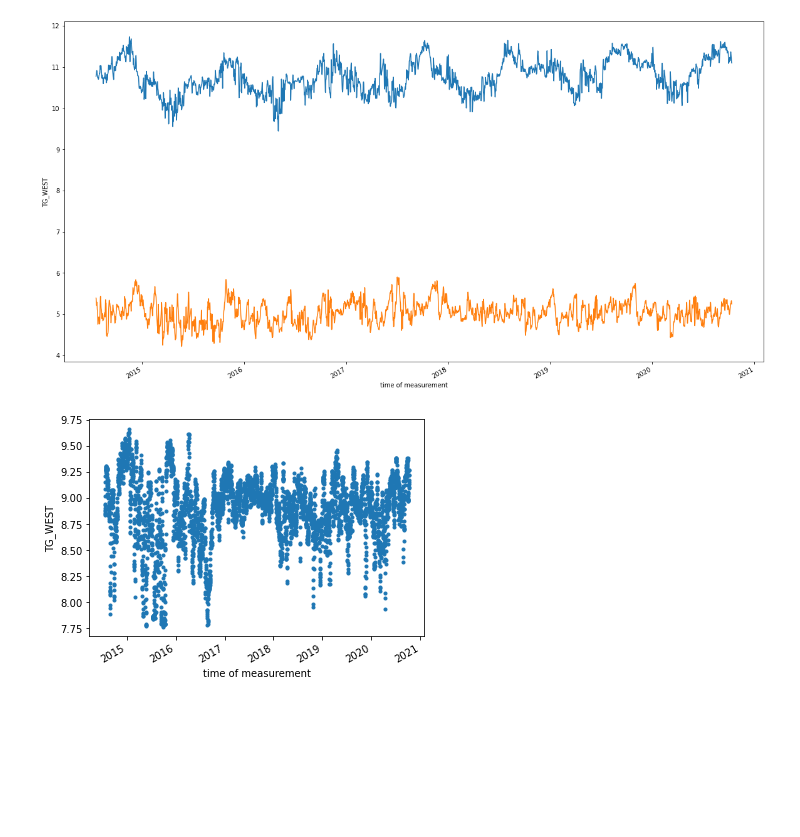
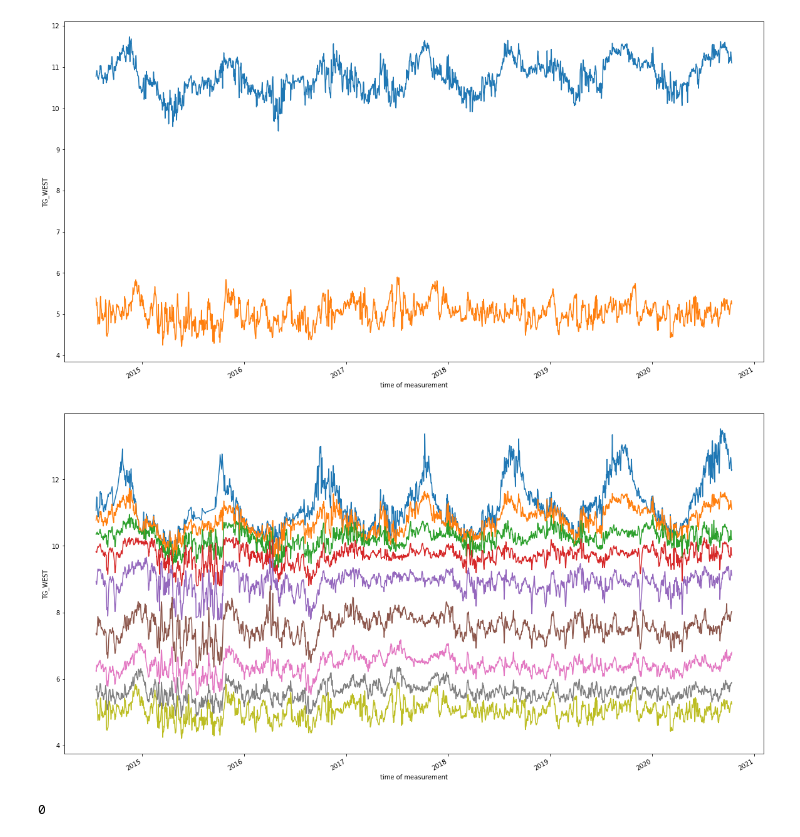
Before and after one commit to Marie-Louise-Korte/Rockall_Trough_MHW, a Jupyter notebook: first_attempts_RT_figures.ipynb, the cells around one changed output. Cells and saved outputs as stored; diff of their text form; code cells hidden in the pictures; blank space fills up the shorter version.

Commit message:
tried to use marineHeatWaves package got and overview of temp variability at different depths

```diff
--- a/first_attempts_RT_figures.ipynb
+++ b/first_attempts_RT_figures.ipynb
@@ -103,6 +101,38 @@ temp800 = (ds.TG_WEST.sel(DEPTH = 40))-272.15
-# %%
-temp800.plot.line('.');
-# %% [output]
-[figure, removed]
+# %%
+#temp100 = (ds.TG_WEST.sel(DEPTH = 5))-272.15
+temp200 = (ds.TG_WEST.sel(DEPTH = 10))-272.15
+temp400 = (ds.TG_WEST.sel(DEPTH = 20))-272.15
+temp600 = (ds.TG_WEST.sel(DEPTH = 30))-272.15
+temp800 = (ds.TG_WEST.sel(DEPTH = 40))-272.15
+temp1000 = (ds.TG_WEST.sel(DEPTH = 50))-272.15
+temp1200 = (ds.TG_WEST.sel(DEPTH = 60))-272.15
+temp1400 = (ds.TG_WEST.sel(DEPTH = 70))-272.15
+temp1600 = (ds.TG_WEST.sel(DEPTH = 80))-272.15
+temp1800 = (ds.TG_WEST.sel(DEPTH = 90))-272.15
+# %%
+## tried to plot them all but failed...
+
+#fig, ax_arr = plt.subplots(3, 3, sharex = True, figsize = (20, 15))
+#for ax, vname in zip(ax_arr.flat, temp[200:1800, 200]):
+#    vname.plot(ax=ax).line('.');
+
+#fig, ax = plt.subplots(3, 3, figsize = (20, 15))
+#ax[0].plot(temp100);
+
+
+#temp100.plot(ax=ax[0]).line('.');
+
+temp100.plot(figsize = (20,10));
+temp200.plot();
+temp400.plot();
+temp600.plot();
+temp800.plot();
+temp1000.plot();
+temp1200.plot();
+temp1400.plot();
+temp1600.plot();
+temp1800.plot();
+# %% [output]
+[figure, added]
 # %%
 import marineHeatWaves as mhw
@@ -108,0 +147,4 @@ import marineHeatWaves as mhw
+# %%
+mhws['n_events']
+# %% [output]
+0
```
Also changed, not shown: parts of 7 cells of this notebook, 1 other file.
